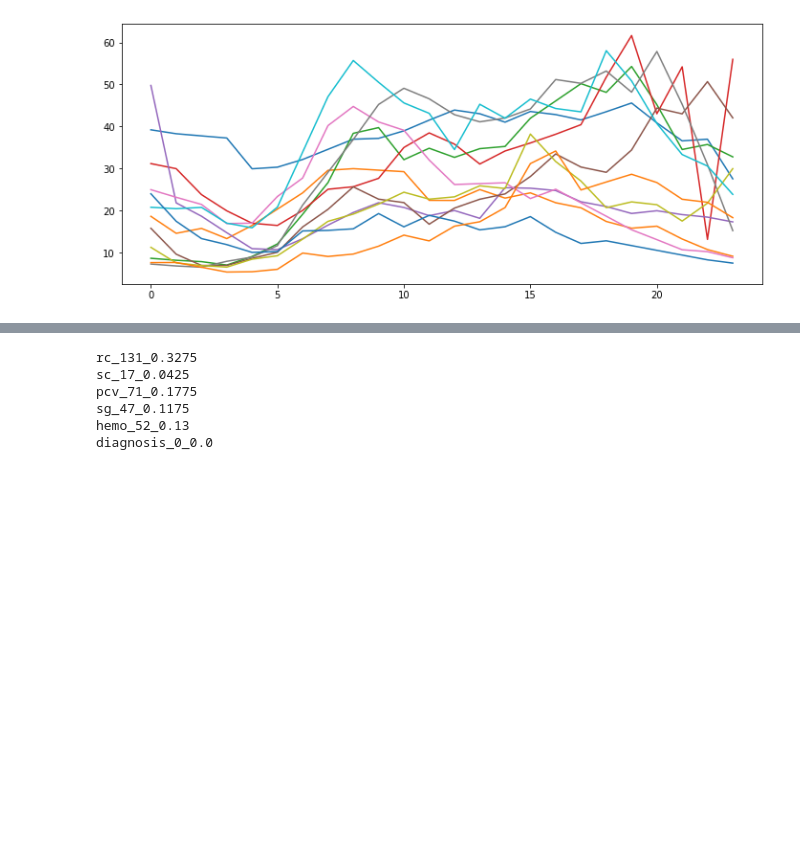
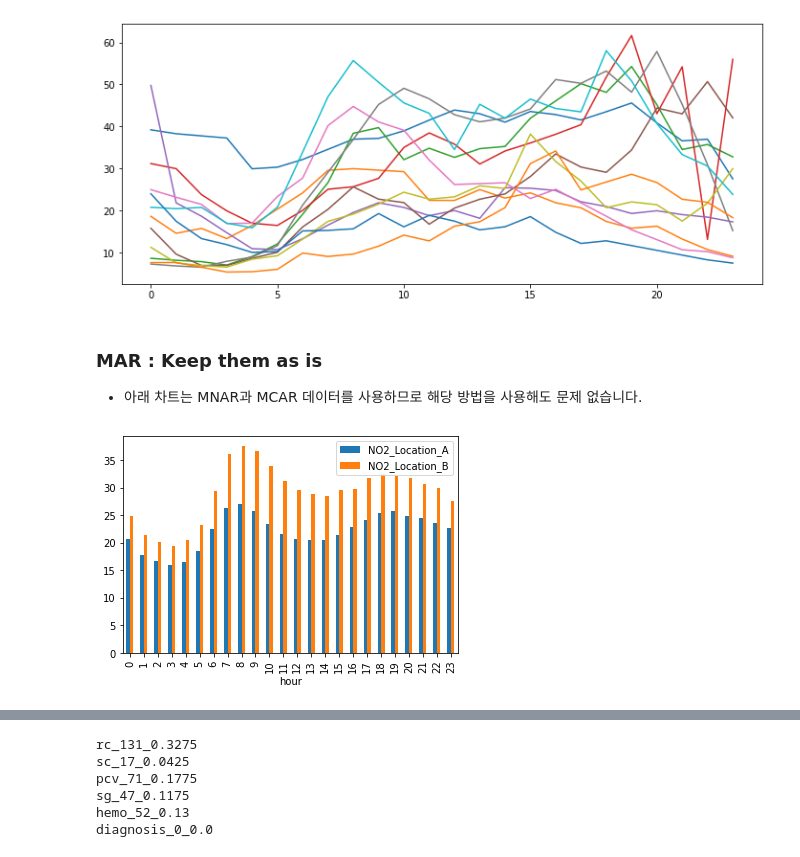
Before and after one commit to yangoos57/dataStudy, a Jupyter notebook: ML/Hands_On_Data_preprocessing_in_python/Part3/ch11 missing value & outlier .ipynb, the cells around one changed output, grey strips where cells are left out. Saved outputs shown, nothing was run; the diff lists cells and outputs as text; code cells hidden in the pictures; blank space fills up the shorter version.

```diff
--- a/ML/Hands_On_Data_preprocessing_in_python/Part3/ch11.ipynb
+++ b/ML/Hands_On_Data_preprocessing_in_python/Part3/ch11 missing value & outlier .ipynb
@@ -180,3 +200,11 @@ for mn in month_poss :
     plt.plot(abc[BM].values,label=mn)
 # %% [output]
 [figure]
+# %% [markdown]
+### MAR : Keep them as is
+* 아래 차트는 MNAR과 MCAR 데이터를 사용하므로  해당 방법을 사용해도 문제 없습니다.
+# %%
+air_df.groupby('hour')[['NO2_Location_A','NO2_Location_B']].mean().plot.bar()
+plt.show()
+# %% [output]
+[figure, added]
```
Also changed, not shown: parts of 44 cells of this notebook, 6 other files.
